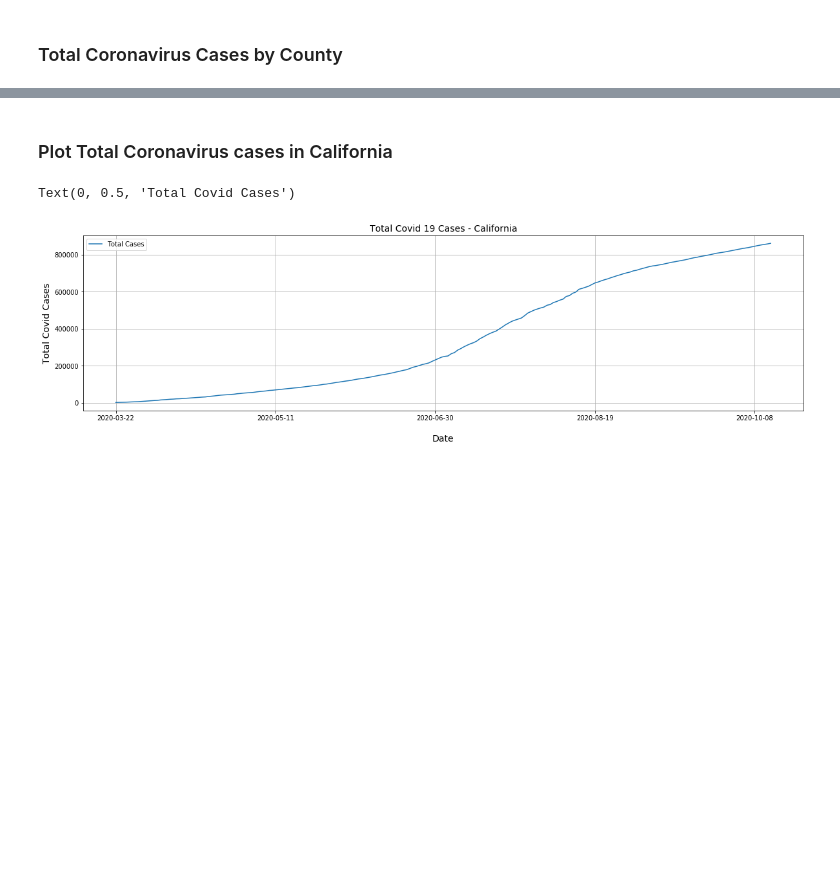
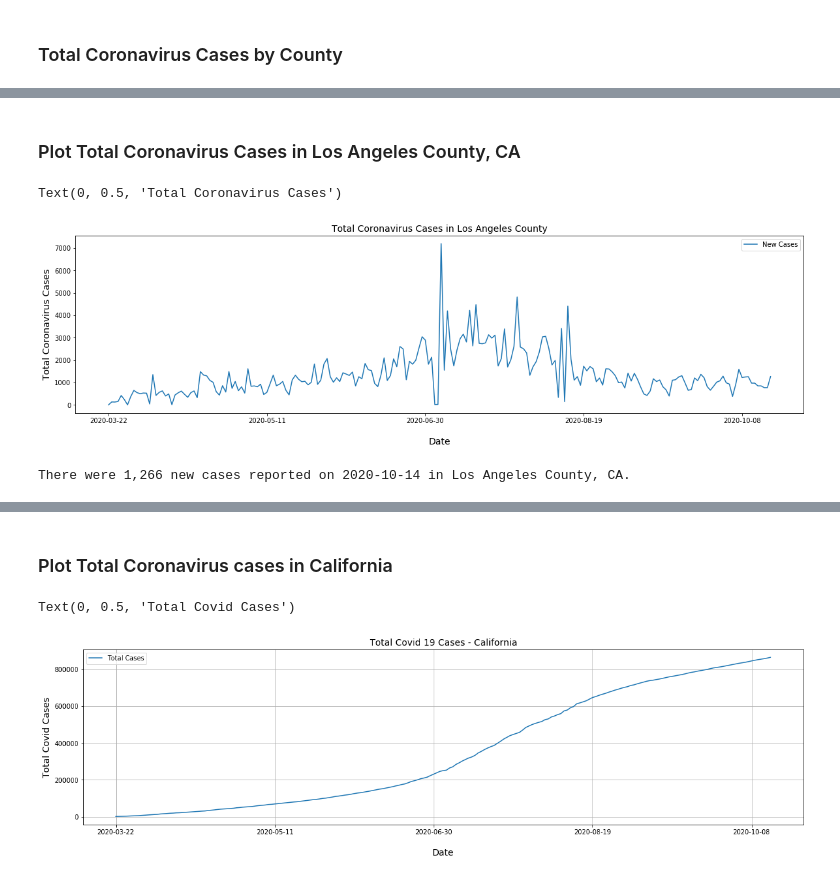
Before and after one commit to jbski/Covid19, a Jupyter notebook: Covid_19.ipynb, the cells around one changed output, grey strips where cells are left out. Saved outputs shown, nothing was run; the diff lists cells and outputs as text; code cells hidden in the pictures; blank space fills up the shorter version.

Commit message:
Update notebook with new plots

```diff
--- a/Covid_19.ipynb
+++ b/Covid_19.ipynb
@@ -331,0 +333,23 @@ indiana_cases_by_county_df
+# %% [markdown]
+### Plot Total Coronavirus Cases in Los Angeles County, CA
+# %%
+# Plot the number of cases for LA County
+la_county_df = covid_county_df.loc['California'][['County','New Cases','Date']]
+mask1 = la_county_df['County']=='Los Angeles'
+la_county_df=la_county_df[mask1]
+la_county_df.sort_values(by='Date', inplace=True)
+
+la_county_df.plot(kind='line', x='Date', y='New Cases', figsize=(20,5))
+plt.title("Total Coronavirus Cases in Los Angeles County", fontsize=14)
+plt.xlabel("\nDate", fontsize=14)
+plt.ylabel("Total Coronavirus Cases", fontsize=14)
+# %% [output]
+Text(0, 0.5, 'Total Coronavirus Cases')
+[figure, added]
+# %%
+new_cases_df = la_county_df.sort_values(by='Date', ascending=False).head(1)
+new_cases = new_cases_df.loc['California']['New Cases']
+date = new_cases_df.loc['California']['Date']
+print(f'There were {new_cases:,} new cases reported on {date} in Los Angeles County, CA.')
+# %% [output]
+There were 1,266 new cases reported on 2020-10-14 in Los Angeles County, CA.
```
Also changed, not shown: parts of 37 cells of this notebook, 2 other files.
